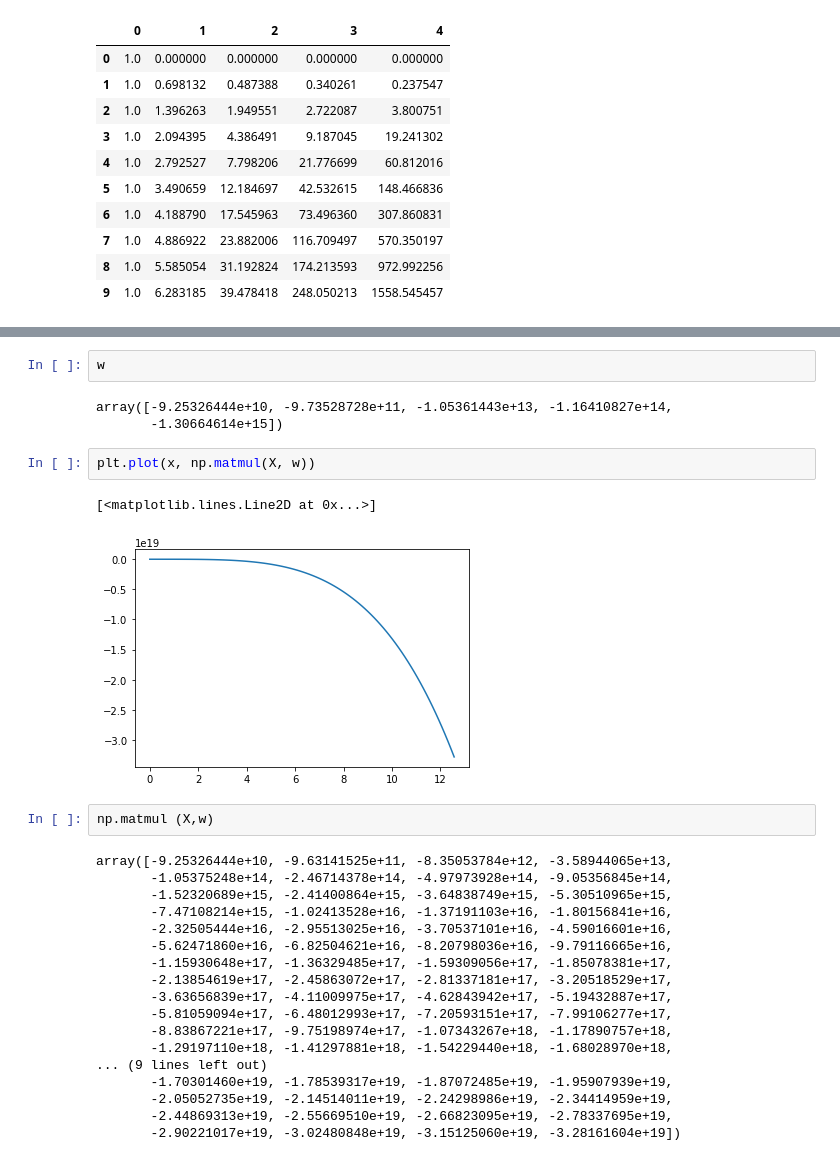
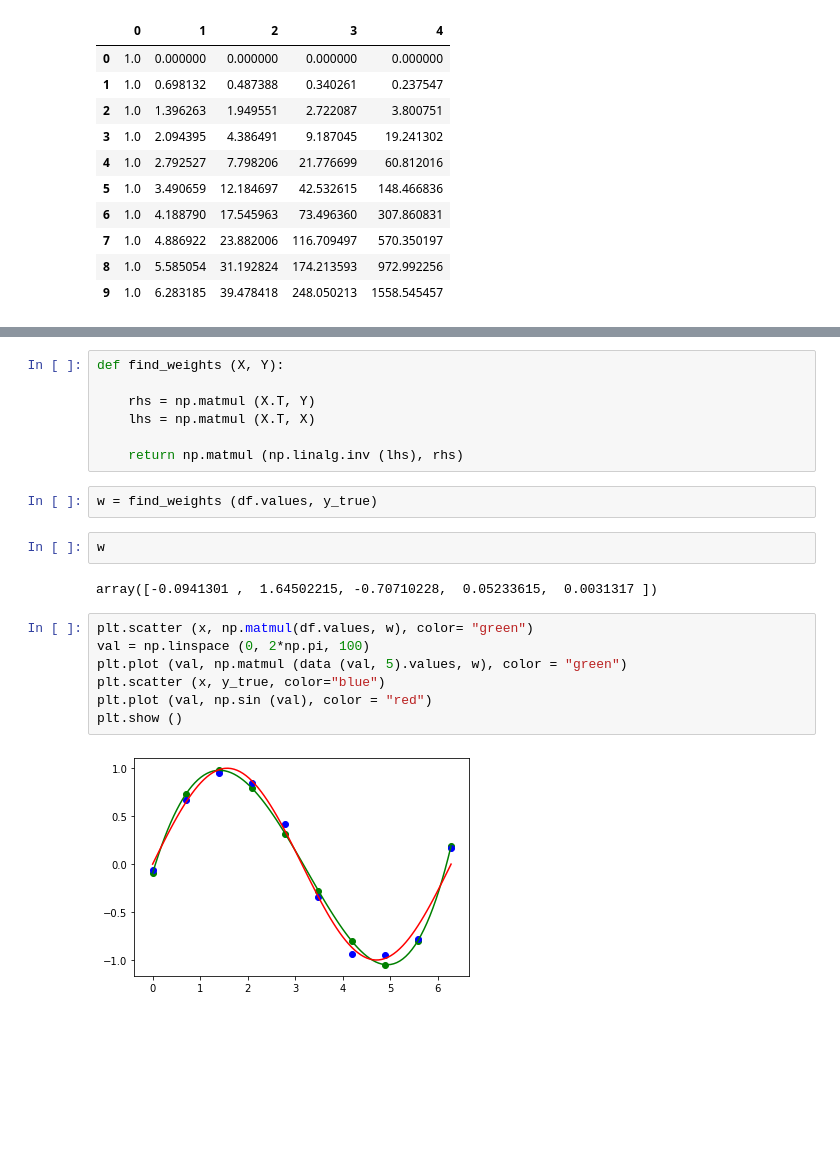
Before and after one commit to AnkitDimri/Machine-Learning, a Jupyter notebook: Linear-regression-sine-matrix.ipynb, the cells around one changed output, grey strips where cells are left out. Cells and saved outputs as stored; diff of their text form; blank space fills up the shorter version.

```diff
--- a/Linear-regression-sine-matrix.ipynb
+++ b/Linear-regression-sine-matrix.ipynb
@@ -70,30 +50,22 @@ w=np.matmul (val,y)
+# %%
+def find_weights (X, Y):
+
+    rhs = np.matmul (X.T, Y)
+    lhs = np.matmul (X.T, X)
+
+    return np.matmul (np.linalg.inv (lhs), rhs)
+# %%
+w = find_weights (df.values, y_true)
 # %%
 w
 # %% [output]
-array([-9.25326444e+10, -9.73528728e+11, -1.05361443e+13, -1.16410827e+14,
-       -1.30664614e+15])
+array([-0.0941301 ,  1.64502215, -0.70710228,  0.05233615,  0.0031317 ])
-# %%
-plt.plot(x, np.matmul(X, w))
-# %% [output]
-[<matplotlib.lines.Line2D at 0x...>]
-[figure, removed]
-# %%
-np.matmul (X,w)
-# %% [output]
-array([-9.25326444e+10, -9.63141525e+11, -8.35053784e+12, -3.58944065e+13,
-       -1.05375248e+14, -2.46714378e+14, -4.97973928e+14, -9.05356845e+14,
-       -1.52320689e+15, -2.41400864e+15, -3.64838749e+15, -5.30510965e+15,
-       -7.47108214e+15, -1.02413528e+16, -1.37191103e+16, -1.80156841e+16,
-       -2.32505444e+16, -2.95513025e+16, -3.70537101e+16, -4.59016601e+16,
-       -5.62471860e+16, -6.82504621e+16, -8.20798036e+16, -9.79116665e+16,
-       -1.15930648e+17, -1.36329485e+17, -1.59309056e+17, -1.85078381e+17,
-       -2.13854619e+17, -2.45863072e+17, -2.81337181e+17, -3.20518529e+17,
-       -3.63656839e+17, -4.11009975e+17, -4.62843942e+17, -5.19432887e+17,
-       -5.81059094e+17, -6.48012993e+17, -7.20593151e+17, -7.99106277e+17,
-       -8.83867221e+17, -9.75198974e+17, -1.07343267e+18, -1.17890757e+18,
-       -1.29197110e+18, -1.41297881e+18, -1.54229440e+18, -1.68028970e+18,
-... (9 lines left out)
-       -1.70301460e+19, -1.78539317e+19, -1.87072485e+19, -1.95907939e+19,
-       -2.05052735e+19, -2.14514011e+19, -2.24298986e+19, -2.34414959e+19,
-       -2.44869313e+19, -2.55669510e+19, -2.66823095e+19, -2.78337695e+19,
-       -2.90221017e+19, -3.02480848e+19, -3.15125060e+19, -3.28161604e+19])
+# %%
+plt.scatter (x, np.matmul(df.values, w), color= "green")
+val = np.linspace (0, 2*np.pi, 100)
+plt.plot (val, np.matmul (data (val, 5).values, w), color = "green")
+plt.scatter (x, y_true, color="blue")
+plt.plot (val, np.sin (val), color = "red")
+plt.show ()
+# %% [output]
+[figure, added]
```
Also changed, not shown: parts of 5 cells of this notebook.
